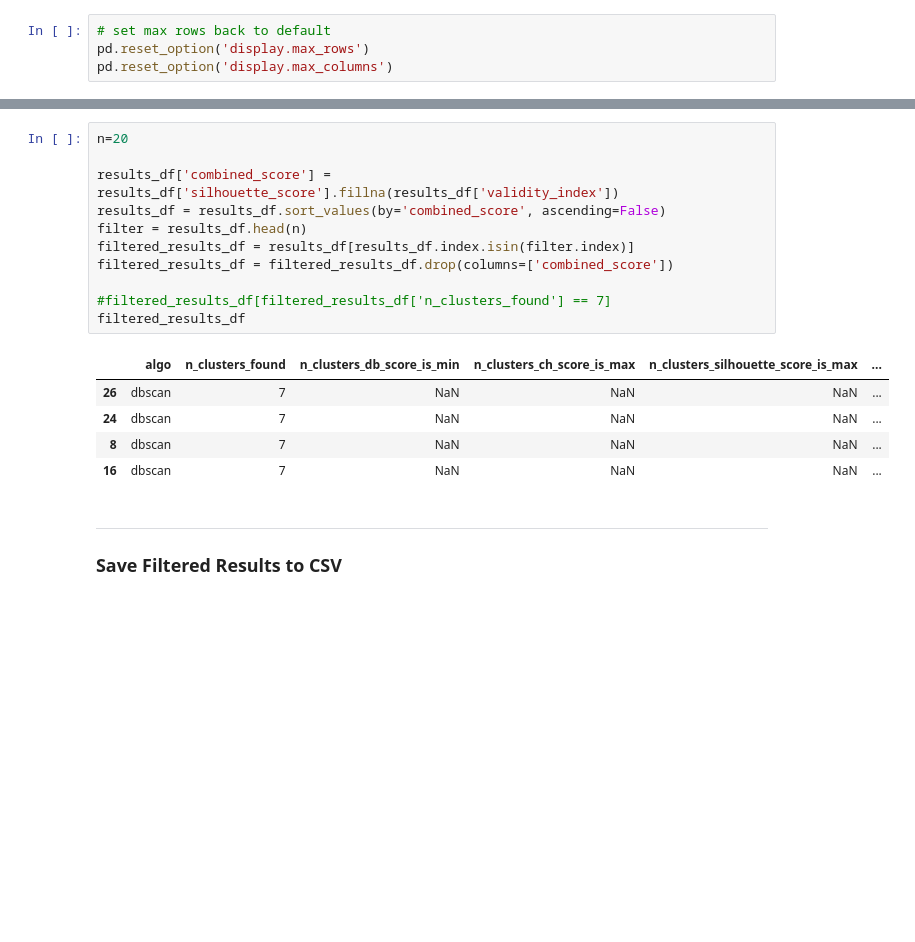
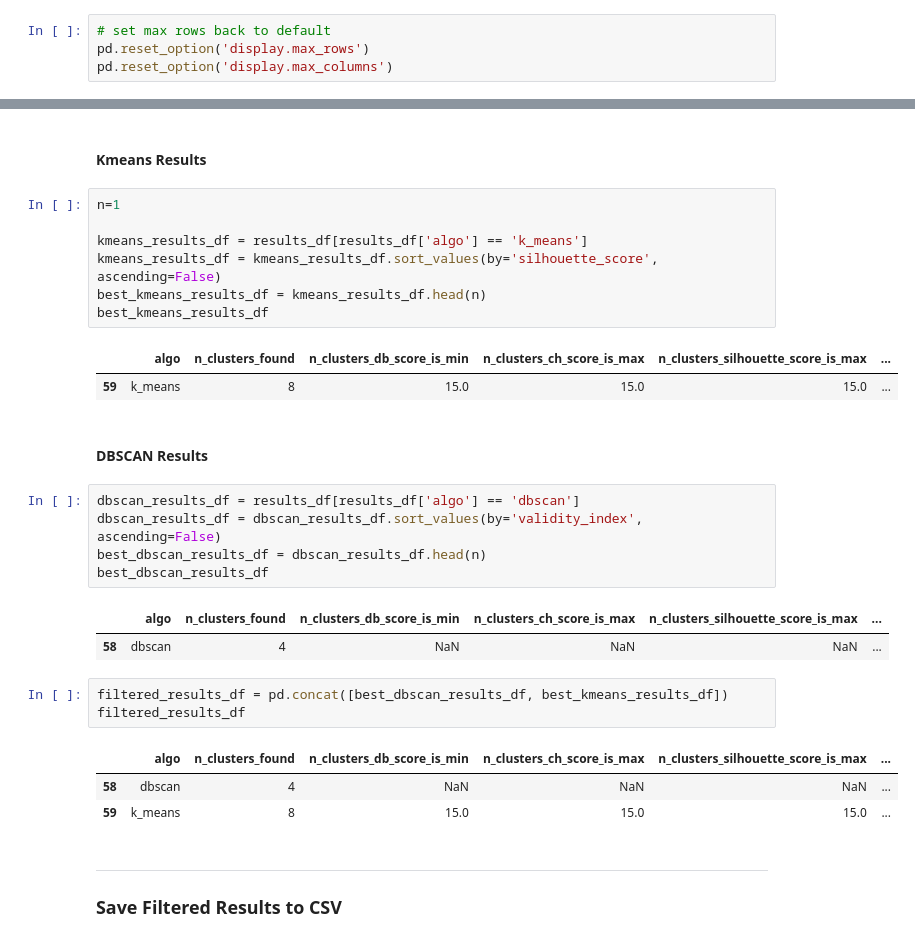
Before and after one commit to mmkke/DS5230_clustering_project, a Jupyter notebook: notebooks/ds5230_phase3_clustering_optimization.ipynb, the cells around one changed output, grey strips where cells are left out. Saved outputs shown, nothing was run; the diff lists cells and outputs as text; blank space fills up the shorter version.

```diff
--- a/notebooks/ds5230_phase3_clustering_optimization.ipynb
+++ b/notebooks/ds5230_phase3_clustering_optimization.ipynb
@@ -453,20 +457,32 @@ ____
-# %%
-n=20
-
-results_df['combined_score'] = results_df['silhouette_score'].fillna(results_df['validity_index'])
-results_df = results_df.sort_values(by='combined_score', ascending=False)
-filter = results_df.head(n)
-filtered_results_df = results_df[results_df.index.isin(filter.index)]
-filtered_results_df = filtered_results_df.drop(columns=['combined_score'])
-
-#filtered_results_df[filtered_results_df['n_clusters_found'] == 7]
-filtered_results_df
-# %% [output]
-|  | algo | n_clusters_found | n_clusters_db_score_is_min | n_clusters_ch_score_is_max | n_clusters_silhouette_score_is_max | ... |
-| 26 | dbscan | 7 | NaN | NaN | NaN | ... |
-| 24 | dbscan | 7 | NaN | NaN | NaN | ... |
-| 8 | dbscan | 7 | NaN | NaN | NaN | ... |
-| 16 | dbscan | 7 | NaN | NaN | NaN | ... |
+# %% [markdown]
+#### Kmeans Results
+# %%
+n=1
+
+kmeans_results_df = results_df[results_df['algo'] == 'k_means']
+kmeans_results_df = kmeans_results_df.sort_values(by='silhouette_score', ascending=False)
+best_kmeans_results_df = kmeans_results_df.head(n)
+best_kmeans_results_df
+# %% [output]
+|  | algo | n_clusters_found | n_clusters_db_score_is_min | n_clusters_ch_score_is_max | n_clusters_silhouette_score_is_max | ... |
+| 59 | k_means | 8 | 15.0 | 15.0 | 15.0 | ... |
+# %% [markdown]
+#### DBSCAN Results
+# %%
+dbscan_results_df = results_df[results_df['algo'] == 'dbscan']
+dbscan_results_df = dbscan_results_df.sort_values(by='validity_index', ascending=False)
+best_dbscan_results_df = dbscan_results_df.head(n)
+best_dbscan_results_df
+# %% [output]
+|  | algo | n_clusters_found | n_clusters_db_score_is_min | n_clusters_ch_score_is_max | n_clusters_silhouette_score_is_max | ... |
+| 58 | dbscan | 4 | NaN | NaN | NaN | ... |
+# %%
+filtered_results_df = pd.concat([best_dbscan_results_df, best_kmeans_results_df])
+filtered_results_df
+# %% [output]
+|  | algo | n_clusters_found | n_clusters_db_score_is_min | n_clusters_ch_score_is_max | n_clusters_silhouette_score_is_max | ... |
+| 58 | dbscan | 4 | NaN | NaN | NaN | ... |
+| 59 | k_means | 8 | 15.0 | 15.0 | 15.0 | ... |
 # %% [markdown]
 ____
 
```
Also changed, not shown: parts of 9 cells of this notebook, 13 other files.
